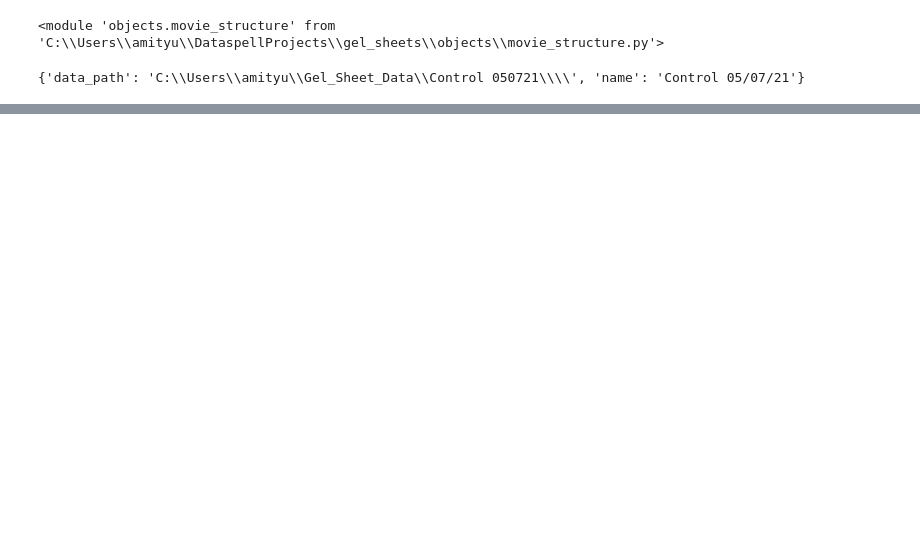
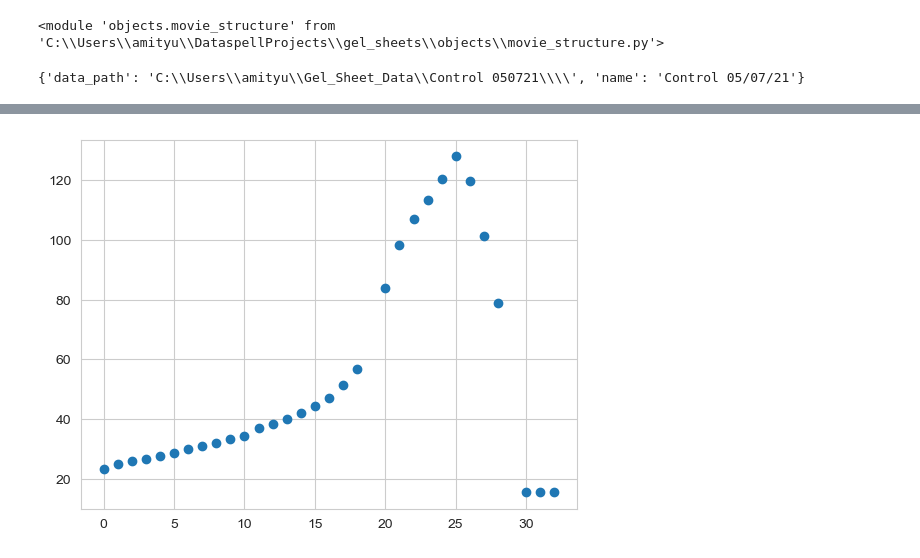
Before and after one commit to amityu/gel_sheets, a Jupyter notebook: analysis/correlations.ipynb, the cells around one changed output, grey strips where cells are left out. Saved outputs shown, nothing was run; the diff lists cells and outputs as text; code cells hidden in the pictures; blank space fills up the shorter version.

```diff
--- a/analysis/correlations.ipynb
+++ b/analysis/correlations.ipynb
@@ -100,0 +112,7 @@ plt.show()
+# %%
+
+plt.scatter(time_list, mean_height_list)
+
+plt.show()
+# %% [output]
+[figure, added]
```
Also changed, not shown: parts of 9 cells of this notebook, 7 other files.
